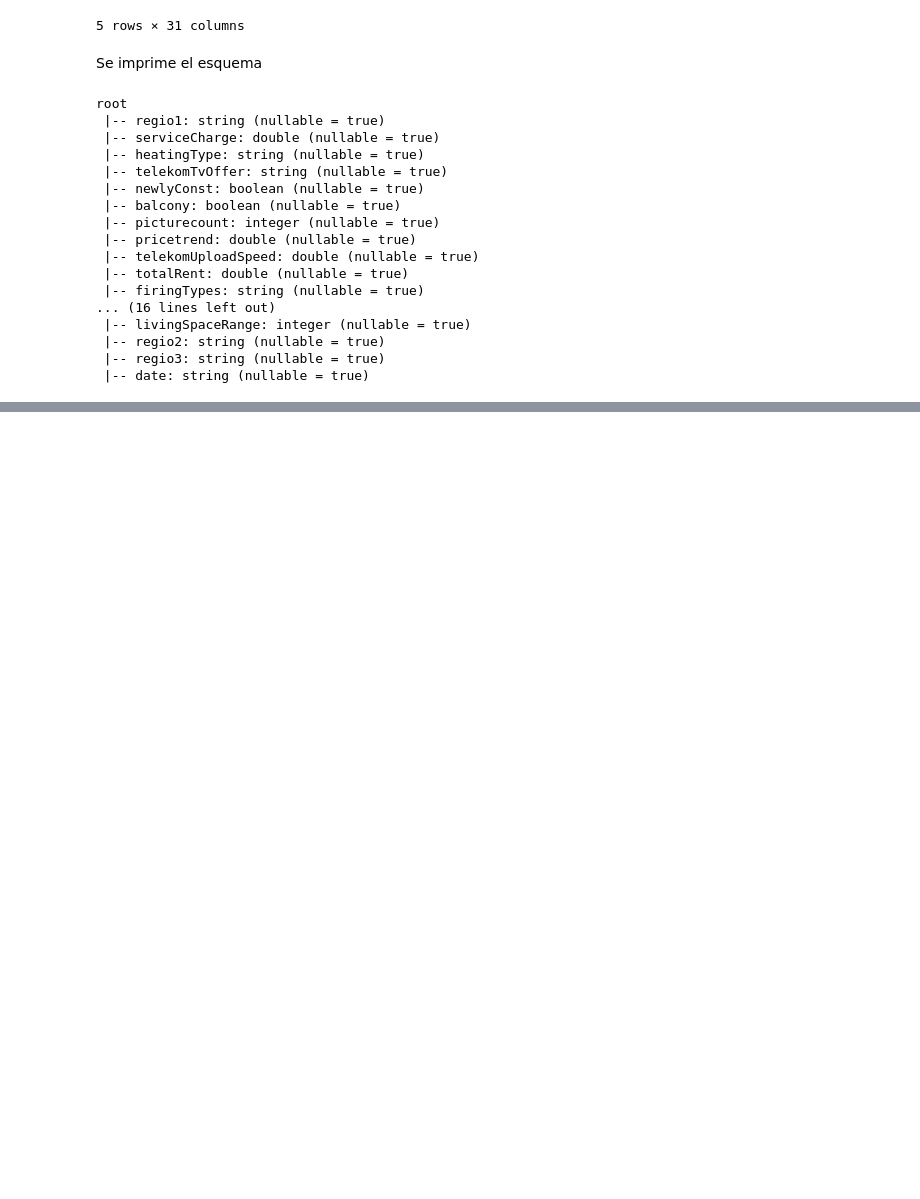
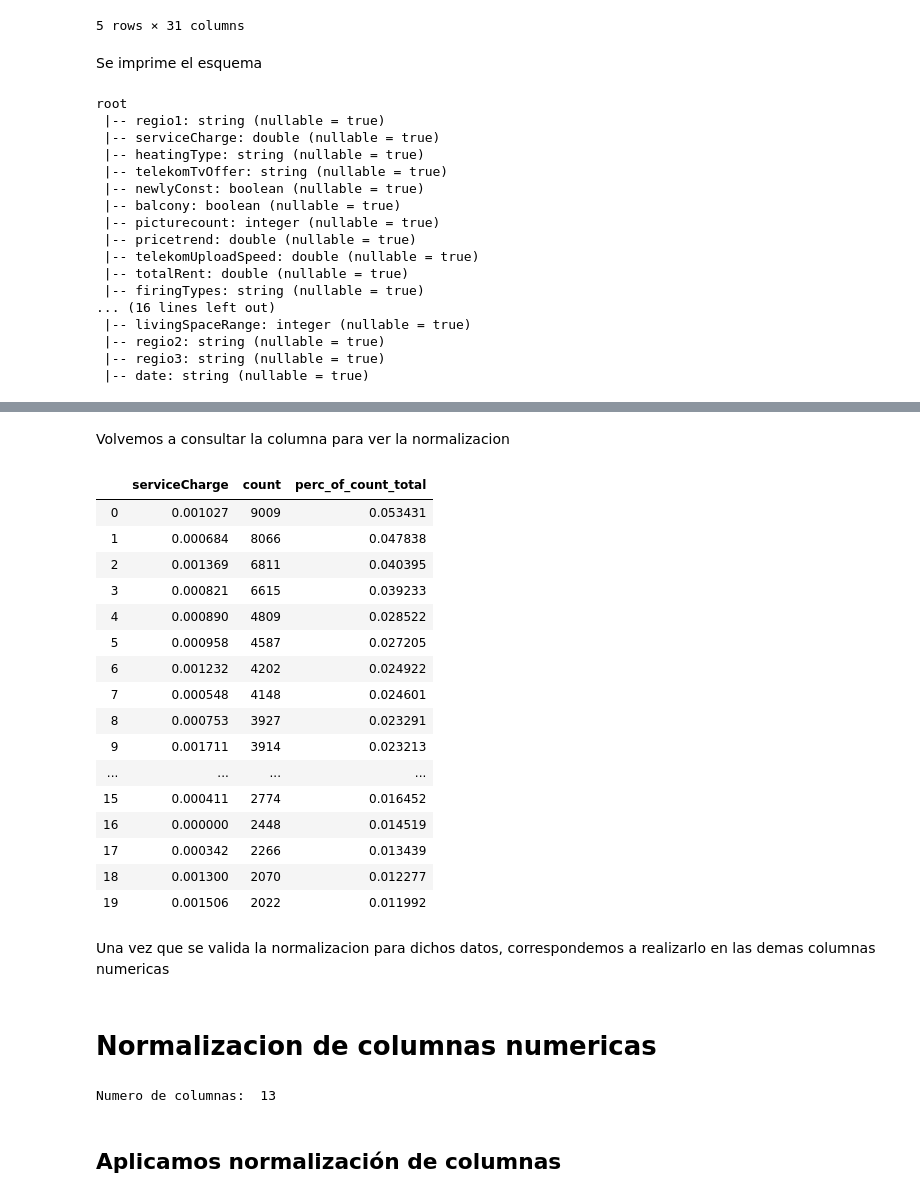
Before and after one commit to Jsf0000/BigDataTec, a Jupyter notebook: ProyectoFinalParte2/TransformDataPart3.ipynb, the cells around one changed output, grey strips where cells are left out. Saved outputs shown, nothing was run; the diff lists cells and outputs as text; code cells hidden in the pictures; blank space fills up the shorter version.

Commit message:
Pre final step validation

```diff
--- a/ProyectoFinalParte2/TransformDataPart3.ipynb
+++ b/ProyectoFinalParte2/TransformDataPart3.ipynb
@@ -129,0 +123,43 @@ df.groupBy('serviceCharge').count().sort(col("count").desc()).withColumn('perc_o
+# %%
+numericColumns = list()
+numericColumns.append('serviceCharge')
+df = normalizeColumn(df,numericColumns)
+# %% [markdown]
+Volvemos a consultar la columna para ver la normalizacion
+# %%
+df.groupBy('serviceCharge').count().sort(col("count").desc()).withColumn('perc_of_count_total', (F.col('count') / datasetSize)) \
+  .toPandas().head(20)
+# %% [output]
+|  | serviceCharge | count | perc_of_count_total |
+| 0 | 0.001027 | 9009 | 0.053431 |
+| 1 | 0.000684 | 8066 | 0.047838 |
+| 2 | 0.001369 | 6811 | 0.040395 |
+| 3 | 0.000821 | 6615 | 0.039233 |
+| 4 | 0.000890 | 4809 | 0.028522 |
+| 5 | 0.000958 | 4587 | 0.027205 |
+| 6 | 0.001232 | 4202 | 0.024922 |
+| 7 | 0.000548 | 4148 | 0.024601 |
+| 8 | 0.000753 | 3927 | 0.023291 |
+| 9 | 0.001711 | 3914 | 0.023213 |
+| ... | ... | ... | ... |
+| 15 | 0.000411 | 2774 | 0.016452 |
+| 16 | 0.000000 | 2448 | 0.014519 |
+| 17 | 0.000342 | 2266 | 0.013439 |
+| 18 | 0.001300 | 2070 | 0.012277 |
+| 19 | 0.001506 | 2022 | 0.011992 |
+# %% [markdown]
+Una vez que se valida la normalizacion para dichos datos, correspondemos a realizarlo en las demas columnas numericas
+# %% [markdown]
+# Normalizacion de columnas numericas
+# %%
+# Columnas
+
+columnas = ['picturecount','pricetrend','telekomUploadSpeed','totalRent','yearConstructedRange'\
+           ,'baseRent','livingSpace','baseRentRange','geo_plz','noRooms','floor','noRoomsRange',
+           'livingSpaceRange']
+
+print("Numero de columnas: ",len(columnas))
+# %% [output]
+Numero de columnas:  13
+# %% [markdown]
+## Aplicamos normalización de columnas
```
Also changed, not shown: parts of 66 cells of this notebook.
